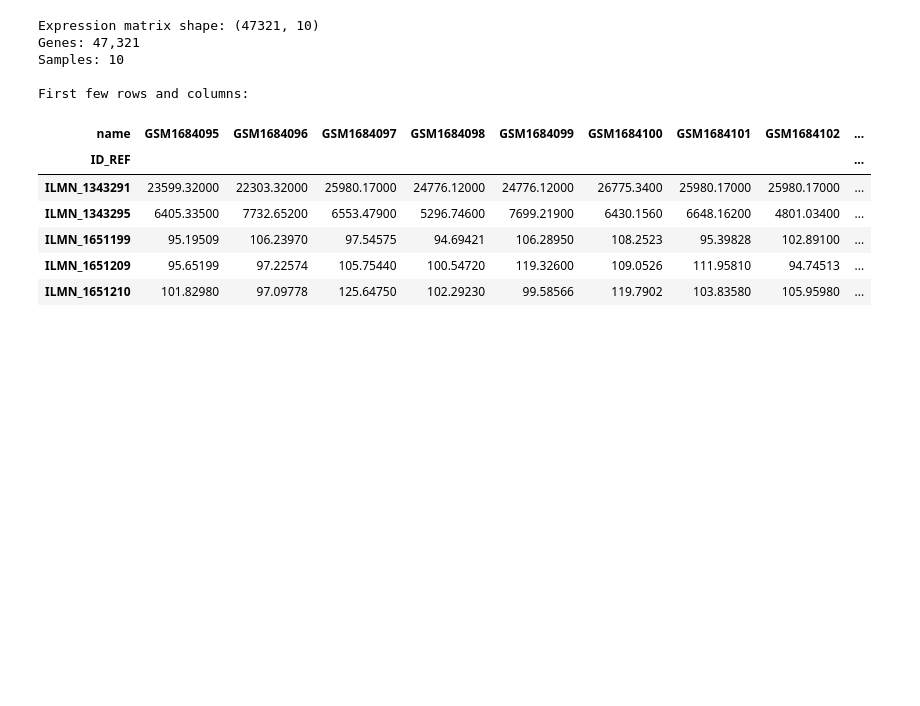
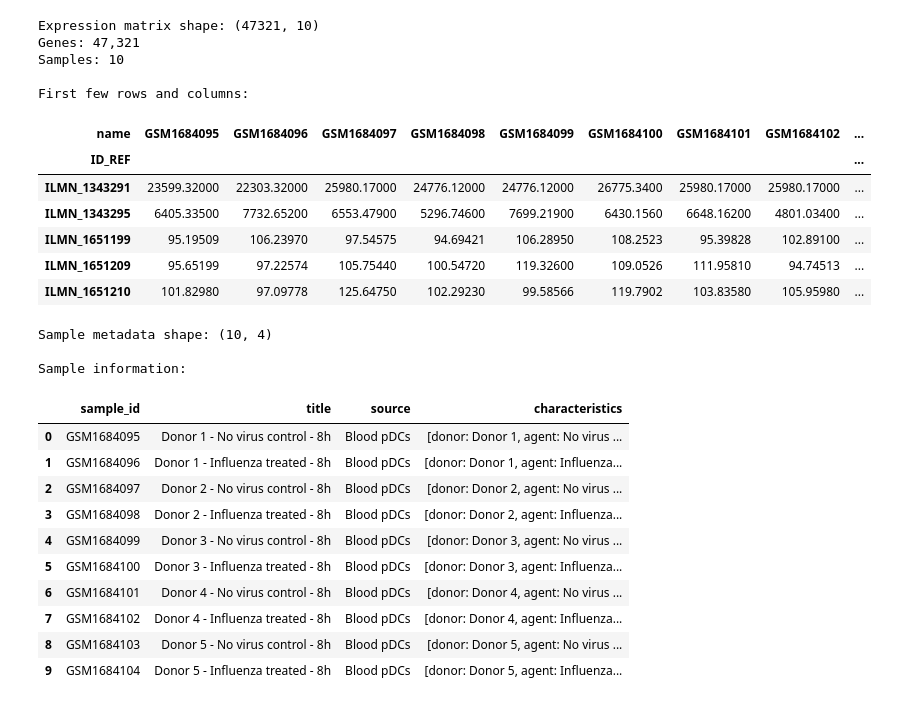
Before and after one commit to Tasdeed/gene-expression-analysis, a Jupyter notebook: notebooks/01_data_exploration.ipynb, the cells around one changed output. Drawn from its saved outputs; the diff is of its cells as text; code cells hidden in the pictures; blank space fills up the shorter version.

```diff
--- a/notebooks/01_data_exploration.ipynb
+++ b/notebooks/01_data_exploration.ipynb
@@ -81,3 +81,34 @@ First few rows and columns:
 | ILMN_1651199 | 95.19509 | 106.23970 | 97.54575 | 94.69421 | 106.28950 | 108.2523 | 95.39828 | 102.89100 | ... |
 | ILMN_1651209 | 95.65199 | 97.22574 | 105.75440 | 100.54720 | 119.32600 | 109.0526 | 111.95810 | 94.74513 | ... |
 | ILMN_1651210 | 101.82980 | 97.09778 | 125.64750 | 102.29230 | 99.58566 | 119.7902 | 103.83580 | 105.95980 | ... |
+# %%
+# Extract sample information
+sample_info = []
+
+for gsm_name, gsm in gse.gsms.items():
+    sample_info.append({
+        'sample_id': gsm_name,
+        'title': gsm.metadata.get('title', [''])[0],
+        'source': gsm.metadata.get('source_name_ch1', [''])[0],
+        'characteristics': gsm.metadata.get('characteristics_ch1', [])
+    })
+
+metadata = pd.DataFrame(sample_info)
+print(f"Sample metadata shape: {metadata.shape}")
+print(f"\nSample information:")
+metadata.head(10)
+# %% [output]
+Sample metadata shape: (10, 4)
+
+Sample information:
+|  | sample_id | title | source | characteristics |
+| 0 | GSM1684095 | Donor 1 - No virus control - 8h | Blood pDCs | [donor: Donor 1, agent: No virus ... |
+| 1 | GSM1684096 | Donor 1 - Influenza treated - 8h | Blood pDCs | [donor: Donor 1, agent: Influenza... |
+| 2 | GSM1684097 | Donor 2 - No virus control - 8h | Blood pDCs | [donor: Donor 2, agent: No virus ... |
+| 3 | GSM1684098 | Donor 2 - Influenza treated - 8h | Blood pDCs | [donor: Donor 2, agent: Influenza... |
+| 4 | GSM1684099 | Donor 3 - No virus control - 8h | Blood pDCs | [donor: Donor 3, agent: No virus ... |
+| 5 | GSM1684100 | Donor 3 - Influenza treated - 8h | Blood pDCs | [donor: Donor 3, agent: Influenza... |
+| 6 | GSM1684101 | Donor 4 - No virus control - 8h | Blood pDCs | [donor: Donor 4, agent: No virus ... |
+| 7 | GSM1684102 | Donor 4 - Influenza treated - 8h | Blood pDCs | [donor: Donor 4, agent: Influenza... |
+| 8 | GSM1684103 | Donor 5 - No virus control - 8h | Blood pDCs | [donor: Donor 5, agent: No virus ... |
+| 9 | GSM1684104 | Donor 5 - Influenza treated - 8h | Blood pDCs | [donor: Donor 5, agent: Influenza... |
```
Also changed, not shown: parts of 4 cells of this notebook.
